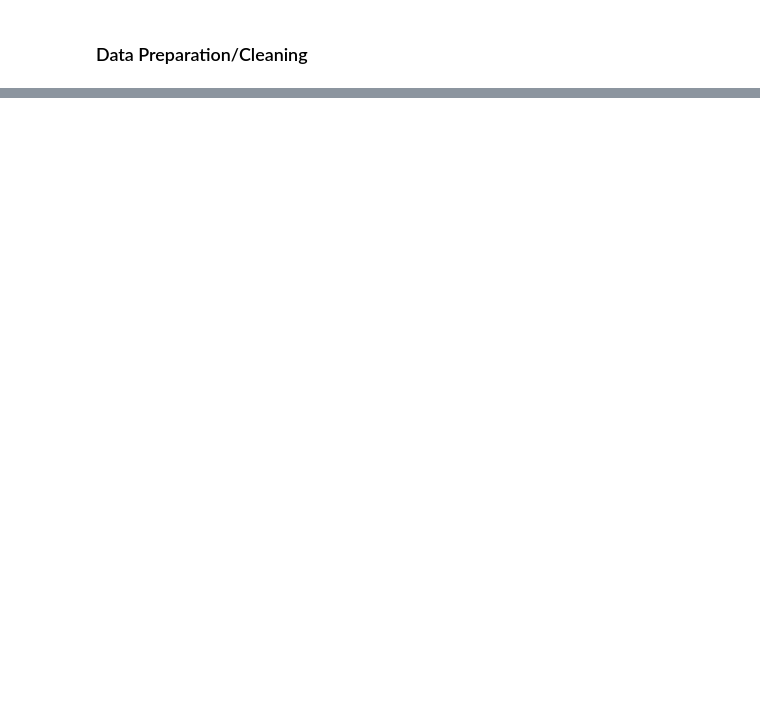
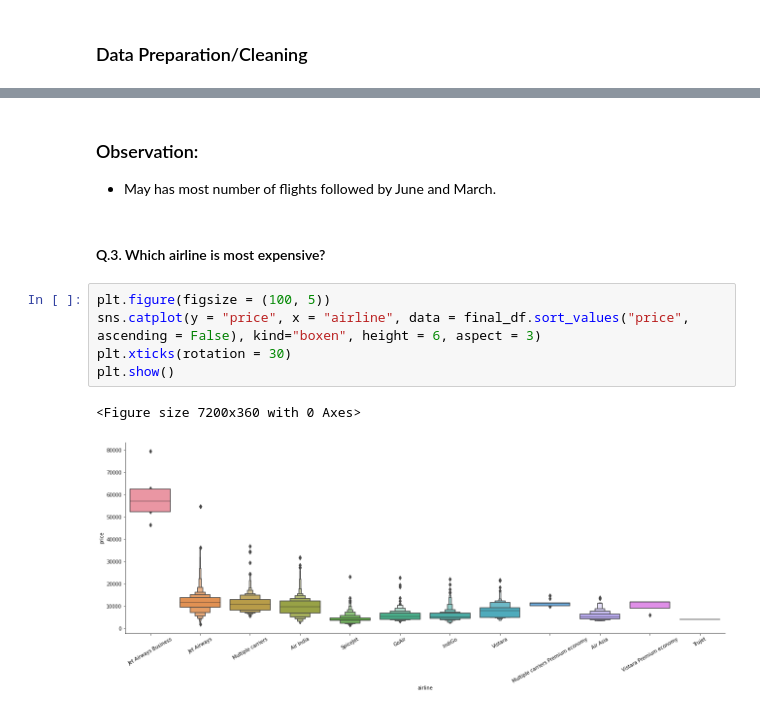
Before and after one commit to kirandhasade/flight_code_analysis, a Jupyter notebook: Flight Prediction.ipynb, the cells around one changed output, grey strips where cells are left out. Saved outputs shown, nothing was run; the diff lists cells and outputs as text; blank space fills up the shorter version.

```diff
--- a/Flight Prediction.ipynb
+++ b/Flight Prediction.ipynb
@@ -135,0 +403,13 @@ def data_preperation(dataframe)
+# %% [markdown]
+### Observation:
+- May has most number of flights followed by June and March.
+# %% [markdown]
+#### Q.3. Which airline is most expensive?
+# %%
+plt.figure(figsize = (100, 5))
+sns.catplot(y = "price", x = "airline", data = final_df.sort_values("price", ascending = False), kind="boxen", height = 6, aspect = 3)
+plt.xticks(rotation = 30)
+plt.show()
+# %% [output]
+<Figure size 7200x360 with 0 Axes>
+[figure, added]
```
Also changed, not shown: parts of 49 cells of this notebook.
